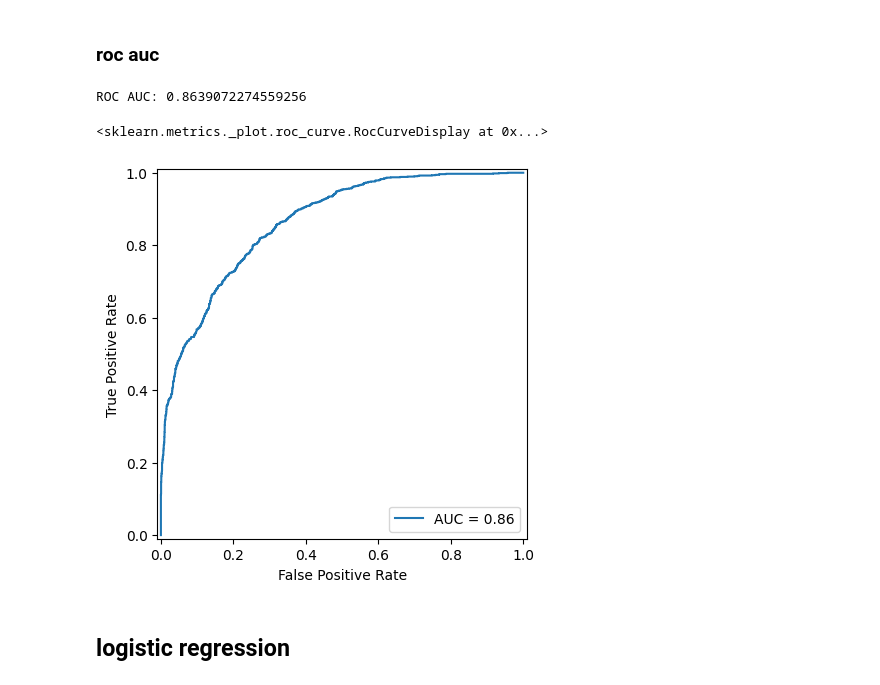
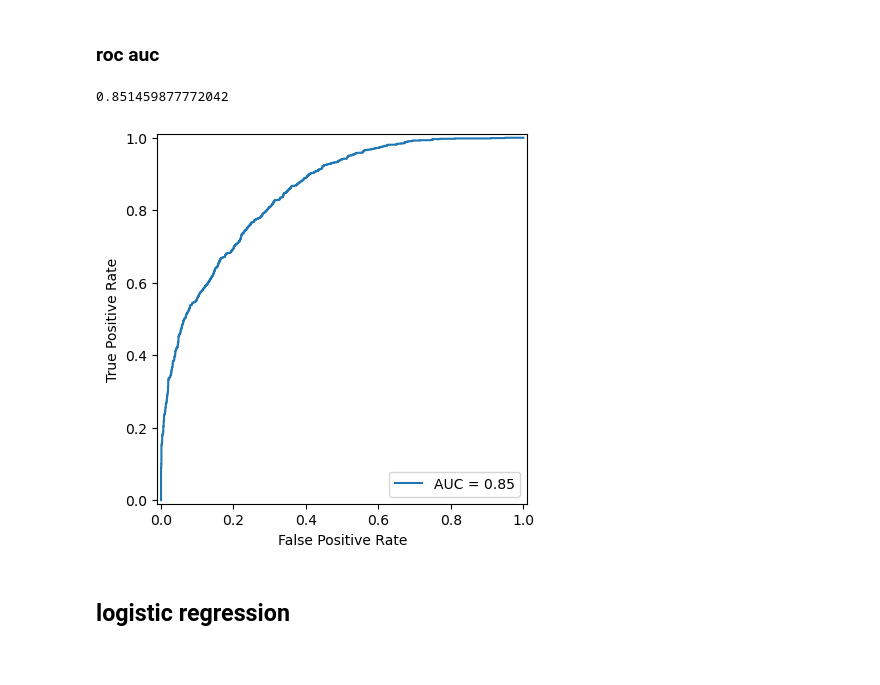
Before and after one commit to helloimfrei/gut-atlas, a Jupyter notebook: notebooks/gi_binary_classification.ipynb, the cells around one changed output. Drawn from its saved outputs; the diff is of its cells as text; code cells hidden in the pictures.

```diff
--- a/notebooks/gi_binary_classification.ipynb
+++ b/notebooks/gi_binary_classification.ipynb
@@ -89,10 +48,7 @@ best_model.save_model('../saved_models/binary_gi_xgboost_model.json')
 ### confusion matrix
 # %%
 best_model = xgb.XGBClassifier()
-best_model.load_model('../saved_models/binary_gi_xgboost_model.json')
+best_model.load_model('../saved_models/gi_bin_class_xgboost_model.json')
 preds = best_model.predict(X_test)
-cm = confusion_matrix(y_test,preds)
-cm_disp = ConfusionMatrixDisplay(cm,display_labels=['no_disease','disease'])
-cm_disp.plot()
-plt.show()
+plot_confusion_matrix(y_test,preds)
 # %% [output]
@@ -113,18 +63,13 @@ shap.summary_plot(shap_values,X_test, max_display=50, feature_names=None)
 # %% [markdown]
 ### roc auc
 # %%
-y_probs = best_model.predict_proba(X_test)[:,1]
-
-roc_auc = roc_auc_score(y_test,y_probs)
-print('ROC AUC:',roc_auc)
-fpr, tpr, thresholds = roc_curve(y_test,y_probs)
-
-roc_disp = RocCurveDisplay(fpr = fpr,tpr = tpr,roc_auc=roc_auc)
-roc_disp.plot()
+y_proba = best_model.predict_proba(X_test)
+roc_auc = get_roc_auc(best_model,y_test,y_proba[:,1])
+print(roc_auc)
+plot_roc_curve(y_test,y_proba[:,1],roc_auc).show()
 # %% [output]
-ROC AUC: 0.8639072274559256
+0.851459877772042
-<sklearn.metrics._plot.roc_curve.RocCurveDisplay at 0x...>
-[figure, old version]
+[figure, new version]
 # %% [markdown]
 ## logistic regression
 # %%
```
Also changed, not shown: parts of 6 cells of this notebook, 10 other files.
